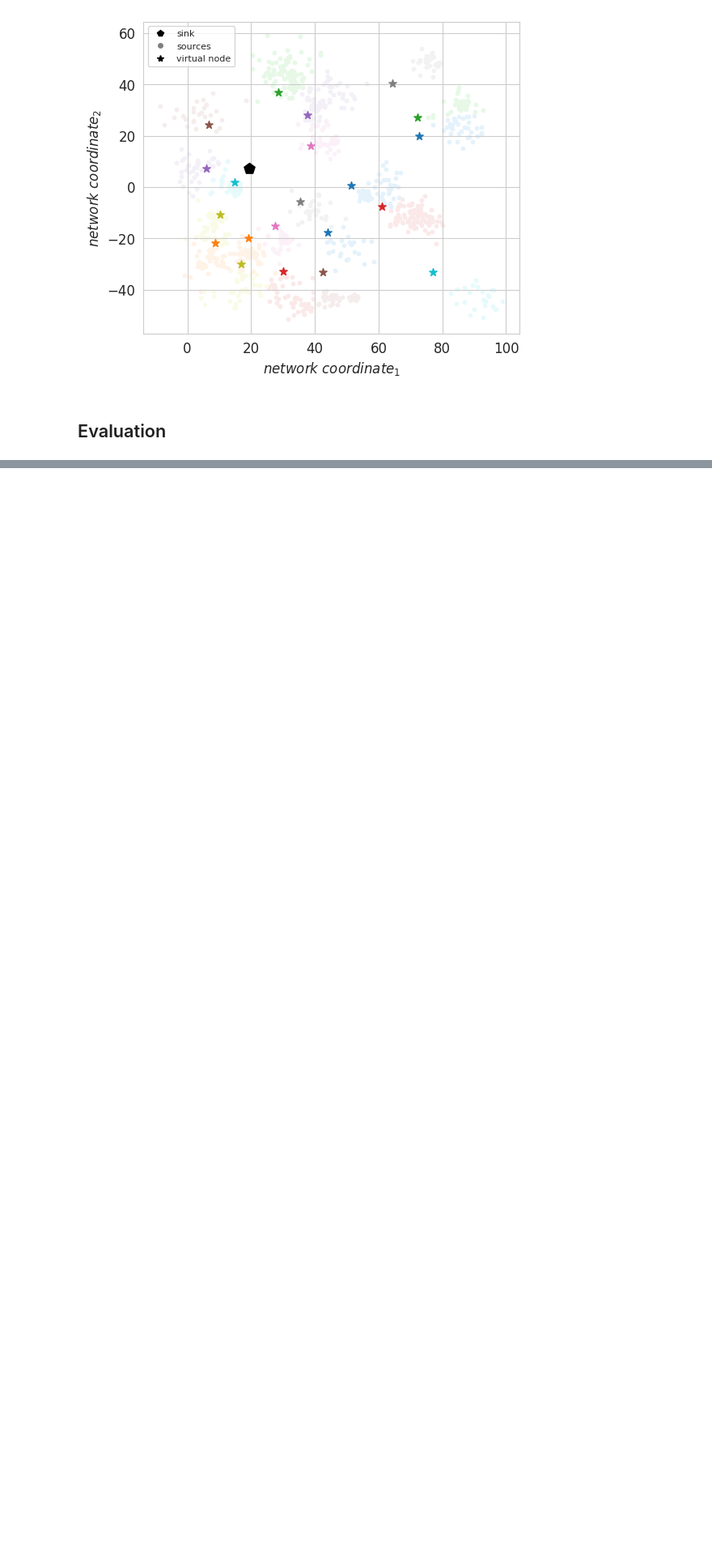
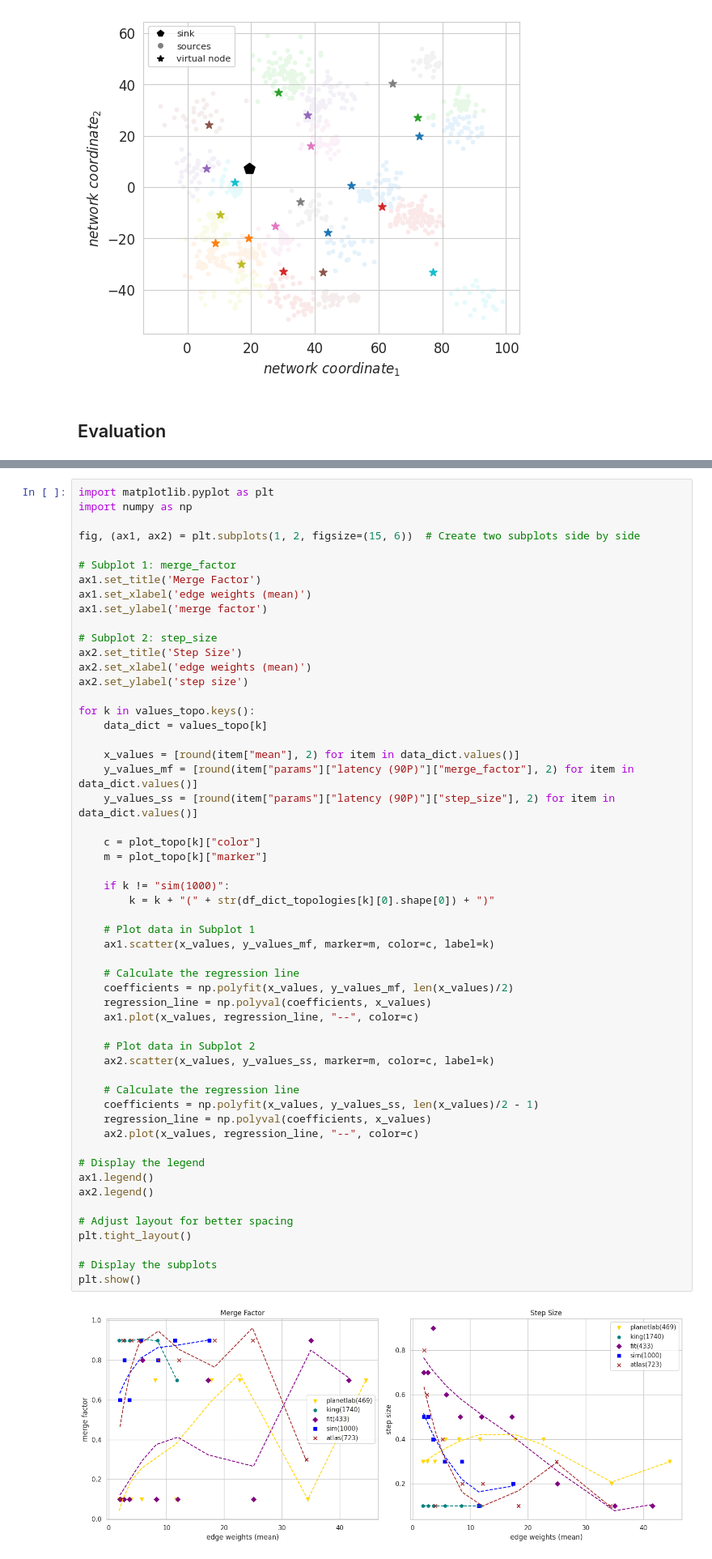
Before and after one commit to xchatzil/NEMO, a Jupyter notebook: notebooks/WeightSimulations.ipynb, the cells around one changed output, grey strips where cells are left out. Shown at 81% size. Saved outputs shown, nothing was run; the diff lists cells and outputs as text; blank space fills up the shorter version.

```diff
--- a/notebooks/WeightSimulations.ipynb
+++ b/notebooks/WeightSimulations.ipynb
@@ -515,0 +680,56 @@ plt.show()
+# %%
+import matplotlib.pyplot as plt
+import numpy as np
+
+fig, (ax1, ax2) = plt.subplots(1, 2, figsize=(15, 6))  # Create two subplots side by side
+
+# Subplot 1: merge_factor
+ax1.set_title('Merge Factor')
+ax1.set_xlabel('edge weights (mean)')
+ax1.set_ylabel('merge factor')
+
+# Subplot 2: step_size
+ax2.set_title('Step Size')
+ax2.set_xlabel('edge weights (mean)')
+ax2.set_ylabel('step size')
+
+for k in values_topo.keys():
+    data_dict = values_topo[k]
+
+    x_values = [round(item["mean"], 2) for item in data_dict.values()]
+    y_values_mf = [round(item["params"]["latency (90P)"]["merge_factor"], 2) for item in data_dict.values()]
+    y_values_ss = [round(item["params"]["latency (90P)"]["step_size"], 2) for item in data_dict.values()]
+
+    c = plot_topo[k]["color"]
+    m = plot_topo[k]["marker"]
+
+    if k != "sim(1000)":
+        k = k + "(" + str(df_dict_topologies[k][0].shape[0]) + ")"
+
+    # Plot data in Subplot 1
+    ax1.scatter(x_values, y_values_mf, marker=m, color=c, label=k)
+
+    # Calculate the regression line
+    coefficients = np.polyfit(x_values, y_values_mf, len(x_values)/2)
+    regression_line = np.polyval(coefficients, x_values)
+    ax1.plot(x_values, regression_line, "--", color=c)
+
+    # Plot data in Subplot 2
+    ax2.scatter(x_values, y_values_ss, marker=m, color=c, label=k)
+
+    # Calculate the regression line
+    coefficients = np.polyfit(x_values, y_values_ss, len(x_values)/2 - 1)
+    regression_line = np.polyval(coefficients, x_values)
+    ax2.plot(x_values, regression_line, "--", color=c)
+
+# Display the legend
+ax1.legend()
+ax2.legend()
+
+# Adjust layout for better spacing
+plt.tight_layout()
+
+# Display the subplots
+plt.show()
+# %% [output]
+[figure, added]
```
Also changed, not shown: parts of 17 cells of this notebook, 1 other file.
